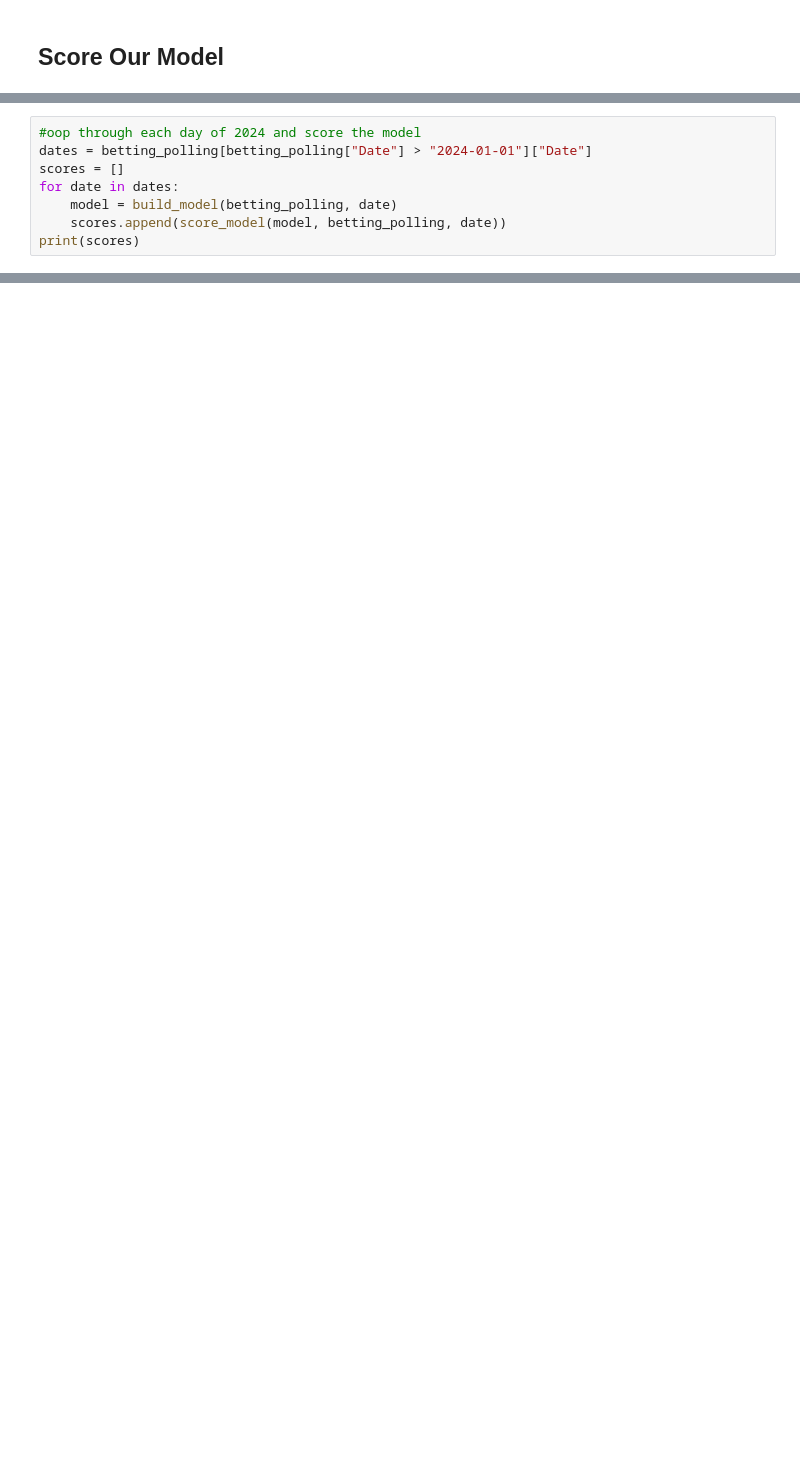
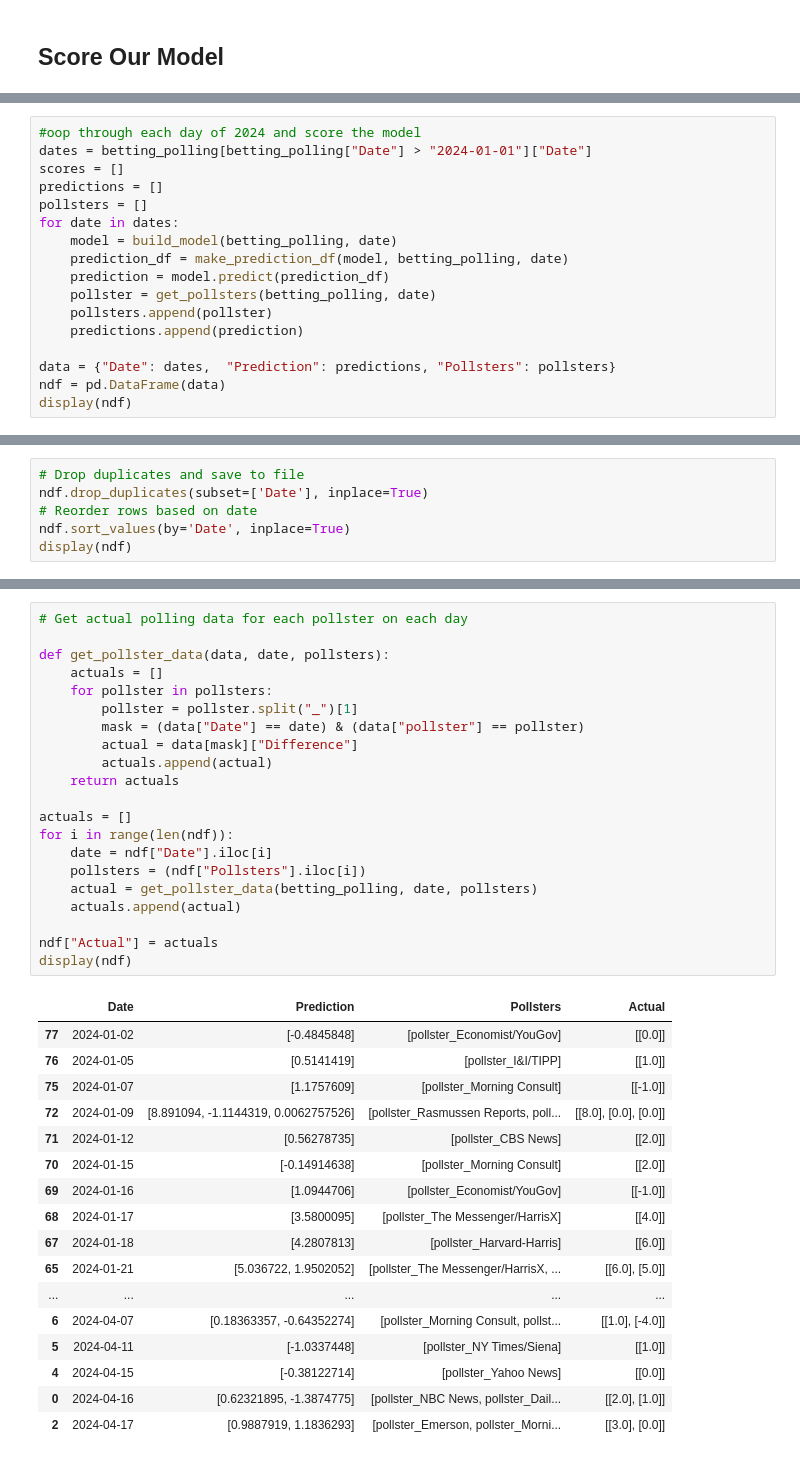
Before and after one commit to robertfeldstein/Election2024, a Jupyter notebook: election_betting.ipynb, the cells around one changed output, grey strips where cells are left out. Saved outputs shown, nothing was run; the diff lists cells and outputs as text; blank space fills up the shorter version.

```diff
--- a/election_betting.ipynb
+++ b/election_betting.ipynb
@@ -466,8 +474,17 @@ def score_model(model, data, date):
 #oop through each day of 2024 and score the model
 dates = betting_polling[betting_polling["Date"] > "2024-01-01"]["Date"]
 scores = []
+predictions = []
+pollsters = []
 for date in dates:
     model = build_model(betting_polling, date)
-    scores.append(score_model(model, betting_polling, date))
-print(scores)
+    prediction_df = make_prediction_df(model, betting_polling, date)
+    prediction = model.predict(prediction_df)
+    pollster = get_pollsters(betting_polling, date)
+    pollsters.append(pollster)
+    predictions.append(prediction)
+
+data = {"Date": dates,  "Prediction": predictions, "Pollsters": pollsters}
+ndf = pd.DataFrame(data)
+display(ndf)
 # %% [output]
@@ -480,0 +504,6 @@ Mean Squared Error:  2.269748066752956
+# %%
+# Drop duplicates and save to file
+ndf.drop_duplicates(subset=['Date'], inplace=True)
+# Reorder rows based on date
+ndf.sort_values(by='Date', inplace=True)
+display(ndf)
@@ -480,0 +528,39 @@ Mean Squared Error:  2.269748066752956
+# %%
+# Get actual polling data for each pollster on each day
+
+def get_pollster_data(data, date, pollsters):
+    actuals = []
+    for pollster in pollsters:
+        pollster = pollster.split("_")[1]
+        mask = (data["Date"] == date) & (data["pollster"] == pollster)
+        actual = data[mask]["Difference"]
+        actuals.append(actual)
+    return actuals
+
+actuals = []
+for i in range(len(ndf)):
+    date = ndf["Date"].iloc[i]
+    pollsters = (ndf["Pollsters"].iloc[i])
+    actual = get_pollster_data(betting_polling, date, pollsters)
+    actuals.append(actual)
+
+ndf["Actual"] = actuals
+display(ndf)
+# %% [output]
+|  | Date | Prediction | Pollsters | Actual |
+| 77 | 2024-01-02 | [-0.4845848] | [pollster_Economist/YouGov] | [[0.0]] |
+| 76 | 2024-01-05 | [0.5141419] | [pollster_I&I/TIPP] | [[1.0]] |
+| 75 | 2024-01-07 | [1.1757609] | [pollster_Morning Consult] | [[-1.0]] |
+| 72 | 2024-01-09 | [8.891094, -1.1144319, 0.0062757526] | [pollster_Rasmussen Reports, poll... | [[8.0], [0.0], [0.0]] |
+| 71 | 2024-01-12 | [0.56278735] | [pollster_CBS News] | [[2.0]] |
+| 70 | 2024-01-15 | [-0.14914638] | [pollster_Morning Consult] | [[2.0]] |
+| 69 | 2024-01-16 | [1.0944706] | [pollster_Economist/YouGov] | [[-1.0]] |
+| 68 | 2024-01-17 | [3.5800095] | [pollster_The Messenger/HarrisX] | [[4.0]] |
+| 67 | 2024-01-18 | [4.2807813] | [pollster_Harvard-Harris] | [[6.0]] |
+| 65 | 2024-01-21 | [5.036722, 1.9502052] | [pollster_The Messenger/HarrisX, ... | [[6.0], [5.0]] |
+| ... | ... | ... | ... | ... |
+| 6 | 2024-04-07 | [0.18363357, -0.64352274] | [pollster_Morning Consult, pollst... | [[1.0], [-4.0]] |
+| 5 | 2024-04-11 | [-1.0337448] | [pollster_NY Times/Siena] | [[1.0]] |
+| 4 | 2024-04-15 | [-0.38122714] | [pollster_Yahoo News] | [[0.0]] |
+| 0 | 2024-04-16 | [0.62321895, -1.3874775] | [pollster_NBC News, pollster_Dail... | [[2.0], [1.0]] |
+| 2 | 2024-04-17 | [0.9887919, 1.1836293] | [pollster_Emerson, pollster_Morni... | [[3.0], [0.0]] |
```
Also changed, not shown: parts of 15 cells of this notebook, 7 other files.
